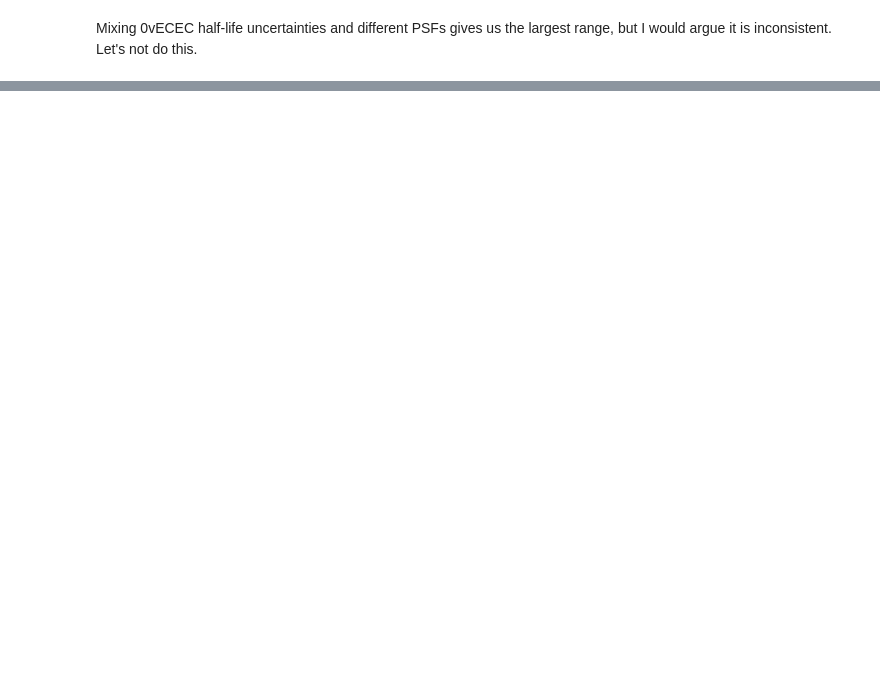
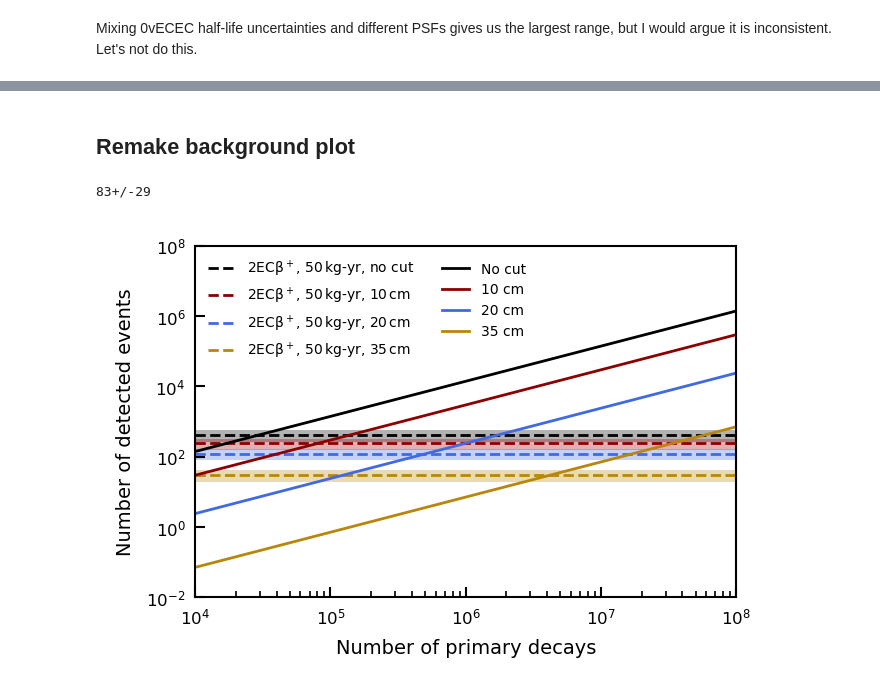
Before and after one commit to bglenardo/MuensterTPC-MC, a Jupyter notebook: Half-life calculations/Paper calculations.ipynb, the cells around one changed output, grey strips where cells are left out. Cells and saved outputs as stored; diff of their text form; code cells hidden in the pictures; blank space fills up the shorter version.

Commit message:
Added updated BG figure
In "Paper Calculations" notebook

```diff
--- a/Half-life calculations/Paper calculations.ipynb
+++ b/Half-life calculations/Paper calculations.ipynb
@@ -140,0 +113,77 @@ np.divide(1, np.max(G['0vbb']) * np.max(M['0vbb']['NSM'])**2 * np.max(mnu)**2/me
+# %% [markdown]
+## Remake background plot
+# %%
+def cylinder_volume(r,z):
+    return (r**2)*(np.pi)*z
+
+vfull=cylinder_volume(60,120)
+v10=cylinder_volume(60-10,120-20)
+v20=cylinder_volume(60-20,120-40)
+v35=cylinder_volume(60-35,120-70)
+# %%
+M = 50 #50 # target mass in kg
+N_A = 6.023e23 # Avogadro´s number
+A = ufloat(123.90589,0.00001) # Xe124 molar mass
+time = 1
+N_xe124=(M*1e3/A)*N_A
+
+theory_2vecbp = ufloat(1.7e23,0.6e23)
+eff_2vecbp = 1/100*(np.loadtxt("../analysis_DECsim/Results_Paper/fraction_1_to_50_zres_in_1steps_10xy_nothreshold_2vECB+_1_2019_11_10.txt")[9])
+#eff_2vecbp = 0.47
+#eff_2vecbp = 0.43
+decay_rate_2vecbp = np.log(2)/theory_2vecbp*N_xe124
+
+cut = np.arange(0,400,10)
+height = (1200-2*cut)
+radius = 600-cut
+volume = np.pi*radius**2*height
+density = 2.900e-6 # g/mm3
+norm_factor = 100/7.82434511 #
+M_t = volume * density*abundance*norm_factor
+#print(volume)
+#print(M_t)
+N_xe124_t = M_t * (N_A/A)  #abundance * M * (N_A/A) # number of Xe124 particles
+decay_no_theory = decay_rate_2vecbp * time* eff_2vecbp
+print(decay_no_theory/5)
+
+numbers = [140309,29728,2405,71]
+fv = [0,100,200,350]
+conc = [1e4,1e5,1e6,1e7,1e8]
+
+new_numbers_fv0 = [numbers[0]*conc[x]/1e7 for x in range(len(conc))]
+new_numbers_fv100 = [numbers[1]*conc[x]/1e7 for x in range(len(conc))]
+new_numbers_fv200 = [numbers[2]*conc[x]/1e7 for x in range(len(conc))]
+new_numbers_fv350 = [numbers[3]*conc[x]/1e7 for x in range(len(conc))]
+
+plt.axhline((decay_no_theory*1).nominal_value,linestyle="dashed", label = '$2\\rm{EC}\\beta^+$, 50$\,$kg-yr, no cut', color='black', linewidth=1)
+plt.axhspan((decay_no_theory*1).nominal_value-(decay_no_theory*1).std_dev, (decay_no_theory*1).nominal_value+(decay_no_theory*1).std_dev, facecolor='black', edgecolor=None, alpha=0.3)
+
+plt.axhline((decay_no_theory*v10/vfull).nominal_value, color = "darkred",linestyle="--", label = '$2\\rm{EC}\\beta^+$, 50$\,$kg-yr, 10$\,$cm', linewidth=1)
+plt.axhspan((decay_no_theory*v10/vfull).nominal_value-(decay_no_theory*v10/vfull).std_dev, (decay_no_theory*v10/vfull).nominal_value+(decay_no_theory*v10/vfull).std_dev, facecolor='darkred', edgecolor=None, alpha=0.3)
+
+plt.axhline((decay_no_theory*v20/vfull).nominal_value, color = "royalblue",linestyle="--", label = '$2\\rm{EC}\\beta^+$, 50$\,$kg-yr, 20$\,$cm', linewidth=1)
+plt.axhspan((decay_no_theory*v20/vfull).nominal_value-(decay_no_theory*v20/vfull).std_dev, (decay_no_theory*v20/vfull).nominal_value+(decay_no_theory*v20/vfull).std_dev, facecolor='royalblue', edgecolor=None, alpha=0.3)
+
+plt.axhline((decay_no_theory*v35/vfull).nominal_value, color = "darkgoldenrod",linestyle="--", label = '$2\\rm{EC}\\beta^+$, 50$\,$kg-yr, 35$\,$cm', linewidth=1)
+plt.axhspan((decay_no_theory*v35/vfull).nominal_value-(decay_no_theory*v35/vfull).std_dev, (decay_no_theory*v35/vfull).nominal_value+(decay_no_theory*v35/vfull).std_dev, facecolor='darkgoldenrod', edgecolor=None, alpha=0.3)
+
+
+plt.plot(conc,new_numbers_fv0, label = "No cut", color='black', linewidth=1)
+plt.plot(conc,new_numbers_fv100, label = "10 cm", color='darkred', linewidth=1)
+plt.plot(conc,new_numbers_fv200, label = "20 cm", color='royalblue', linewidth=1)
+plt.plot(conc,new_numbers_fv350, label = "35 cm", color='darkgoldenrod', linewidth=1)
+
+
+
+plt.yscale("log")
+plt.xscale("log")
+plt.ylabel("Number of detected events")
+plt.xlabel("Number of primary decays")
+plt.legend(frameon=False, ncol=2, loc='upper left')
+plt.xlim(1e4, 1e8)
+plt.ylim(1e-2, 1e8)
+plt.savefig("test_new_gamma2.png", dpi=300, bbox_inches="tight", transparent=True)
+plt.show()
+# %% [output]
+83+/-29
+[figure, added]
```
Also changed, not shown: parts of 8 cells of this notebook, 1 other file.
